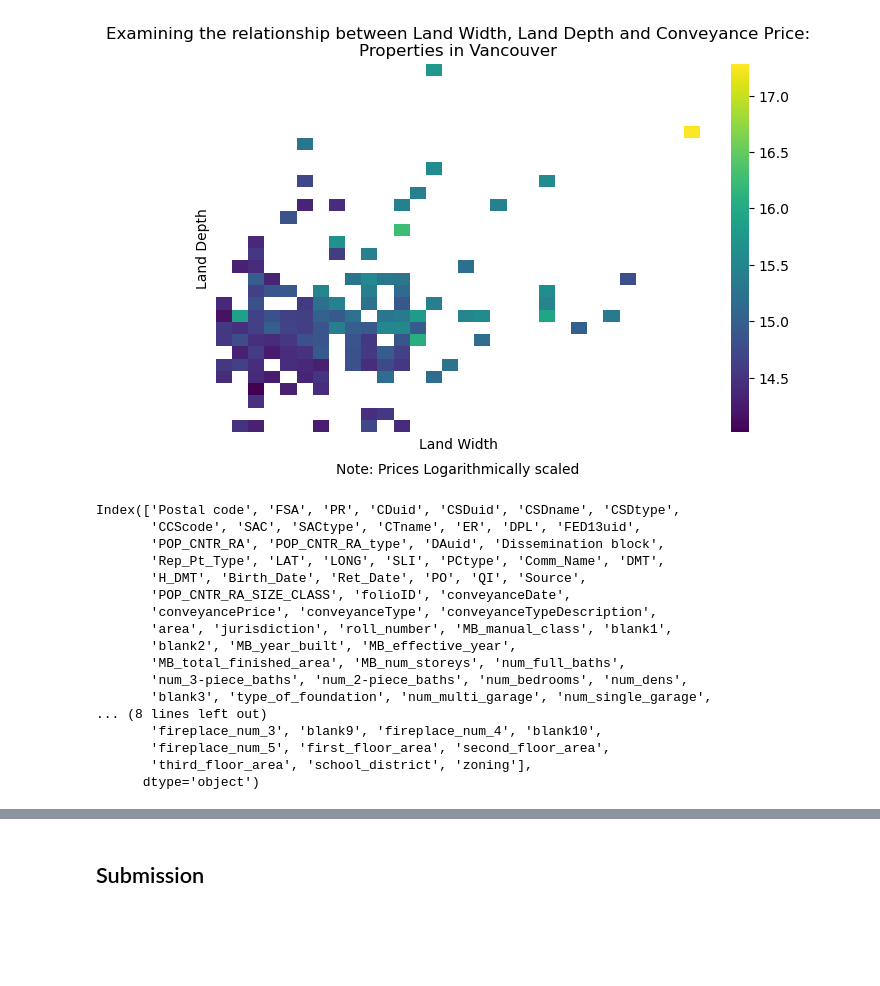
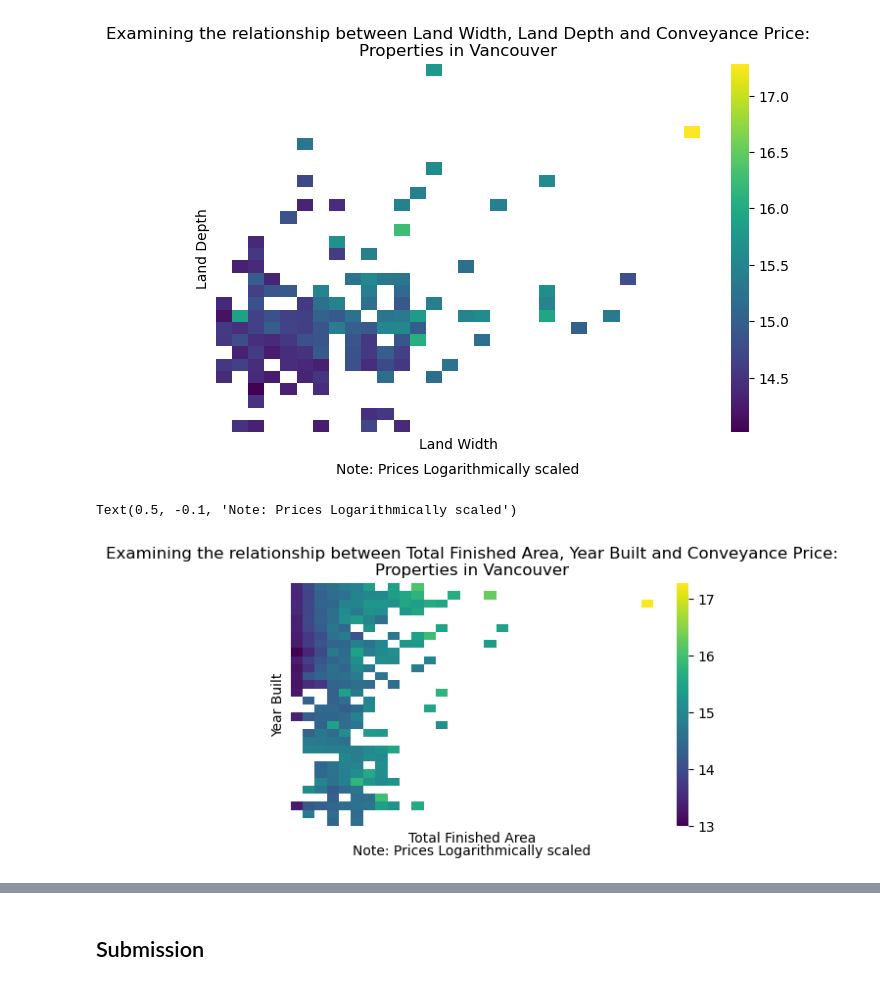
Before and after one commit to MichaelKuby/CMPT733_DataScience, a Jupyter notebook: A4/A4.ipynb, the cells around one changed output, grey strips where cells are left out. Drawn from its saved outputs; the diff is of its cells as text; code cells hidden in the pictures; blank space fills up the shorter version.

```diff
--- a/A4/A4.ipynb
+++ b/A4/A4.ipynb
@@ -487,6 +487,13 @@ shared_columns # Empty
 Index([], dtype='object')
 # %% [markdown]
 We find no shared columns, meaning that the columns we need to join on are the postal codes themselves.
+# %%
+# Prepare bcadf post code column for merging
+bcadf['postalCode'] = bcadf['postalCode'].str.replace(' ','')
+bcadf.rename(columns={'postalCode':'Postal code'}, inplace=True)
+
+# Merge the two dataframes
+pccf_bcadf_merge = bcadf.merge(pccf_df, on='Postal code', how='inner')
 # %% [markdown]
 #### 9.b Create a quantitative map of Vancouver properties
 
@@ -552,37 +559,19 @@ plt.text(0.5, -0.1, 'Note: Prices Logarithmically scaled', horizontalalignment='
 Text(0.5, -0.1, 'Note: Prices Logarithmically scaled')
 [figure]
 # %%
-# Take a look at the columns that are available to us
-vancouver_df.columns
+# Explore the relationship between total finished area, year built, and conveyance price
+means = heatmap_bins(vancouver_df, ['MB_total_finished_area', 'MB_year_built'])
+log_transform = np.log1p(means['conveyancePrice']) # Logarithmic transformation
+sns.heatmap(log_transform, cmap='viridis')
+plt.title('Examining the relationship between Total Finished Area, Year Built and Conveyance Price:\nProperties in Vancouver')
+plt.xlabel('Total Finished Area')
+plt.ylabel('Year Built')
+plt.tight_layout()
+plt.xticks([], [])
+plt.yticks([], [])
 
-# # Create a 3D scatter plot of the first_floor_area and second_floor_area in relation to the conveyance price
-# means = heatmap_bins(vancouver_df, ['first_floor_area', 'second_floor_area'])
-# log_transform = np.log1p(means['conveyancePrice']) # Logarithmic transformation
-# sns.heatmap(log_transform, cmap='viridis')
-# plt.title('Examining the relationship between First Floor Area, Second Floor Area and Conveyance Price:\nProperties in Vancouver')
-# plt.xlabel('First Floor Area')
-# plt.ylabel('Second Floor Area')
-# plt.tight_layout()
-# plt.xticks([], [])
-# plt.yticks([], [])
-
-# # Make a note on the bottom of the figure that the scale is logarithmically transformed
-# plt.text(0.5, -0.1, 'Note: Prices Logarithmically scaled', horizontalalignment='center', verticalalignment='center', transform=plt.gca().transAxes)
+# Make a note on the bottom of the figure that the scale is logarithmically transformed
+plt.text(0.5, -0.1, 'Note: Prices Logarithmically scaled', horizontalalignment='center', verticalalignment='center', transform=plt.gca().transAxes)
 # %% [output]
-Index(['Postal code', 'FSA', 'PR', 'CDuid', 'CSDuid', 'CSDname', 'CSDtype',
-       'CCScode', 'SAC', 'SACtype', 'CTname', 'ER', 'DPL', 'FED13uid',
-       'POP_CNTR_RA', 'POP_CNTR_RA_type', 'DAuid', 'Dissemination block',
-       'Rep_Pt_Type', 'LAT', 'LONG', 'SLI', 'PCtype', 'Comm_Name', 'DMT',
-       'H_DMT', 'Birth_Date', 'Ret_Date', 'PO', 'QI', 'Source',
-       'POP_CNTR_RA_SIZE_CLASS', 'folioID', 'conveyanceDate',
-       'conveyancePrice', 'conveyanceType', 'conveyanceTypeDescription',
-       'area', 'jurisdiction', 'roll_number', 'MB_manual_class', 'blank1',
-       'blank2', 'MB_year_built', 'MB_effective_year',
-       'MB_total_finished_area', 'MB_num_storeys', 'num_full_baths',
-       'num_3-piece_baths', 'num_2-piece_baths', 'num_bedrooms', 'num_dens',
-       'blank3', 'type_of_foundation', 'num_multi_garage', 'num_single_garage',
-... (8 lines left out)
-       'fireplace_num_3', 'blank9', 'fireplace_num_4', 'blank10',
-       'fireplace_num_5', 'first_floor_area', 'second_floor_area',
-       'third_floor_area', 'school_district', 'zoning'],
-      dtype='object')
+Text(0.5, -0.1, 'Note: Prices Logarithmically scaled')
+[figure, added]
```
Also changed, not shown: parts of 2 cells of this notebook, 45 other files.
